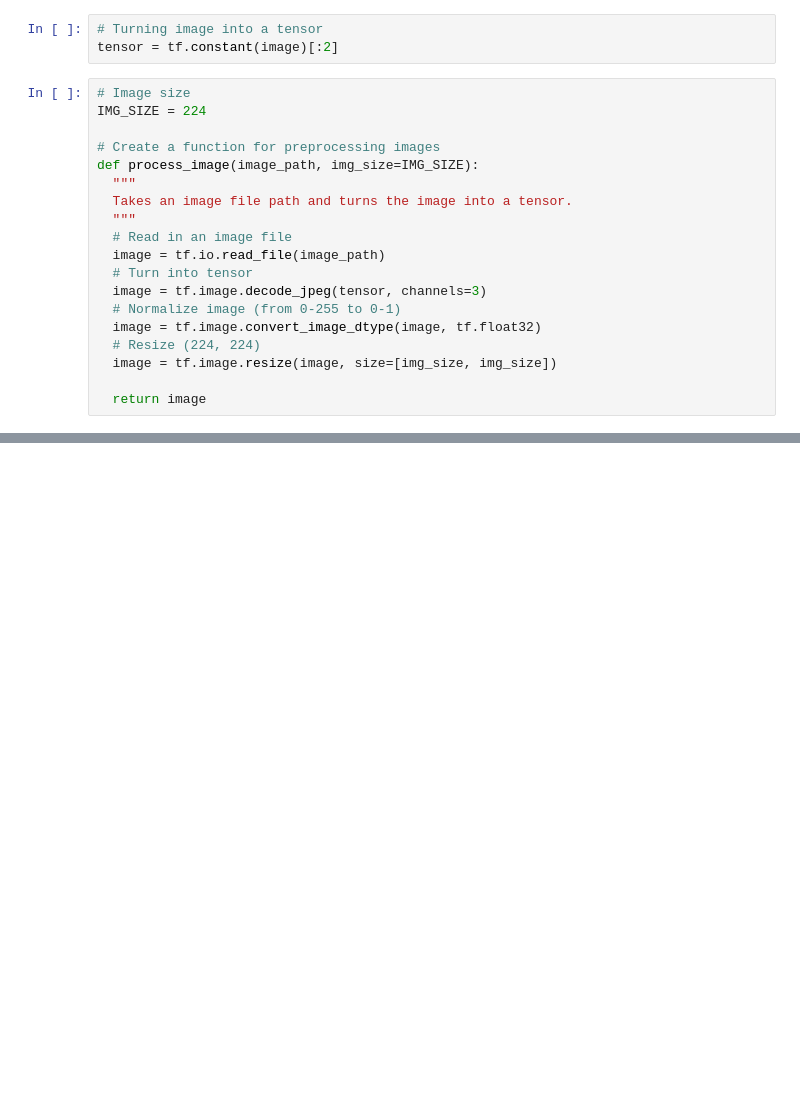
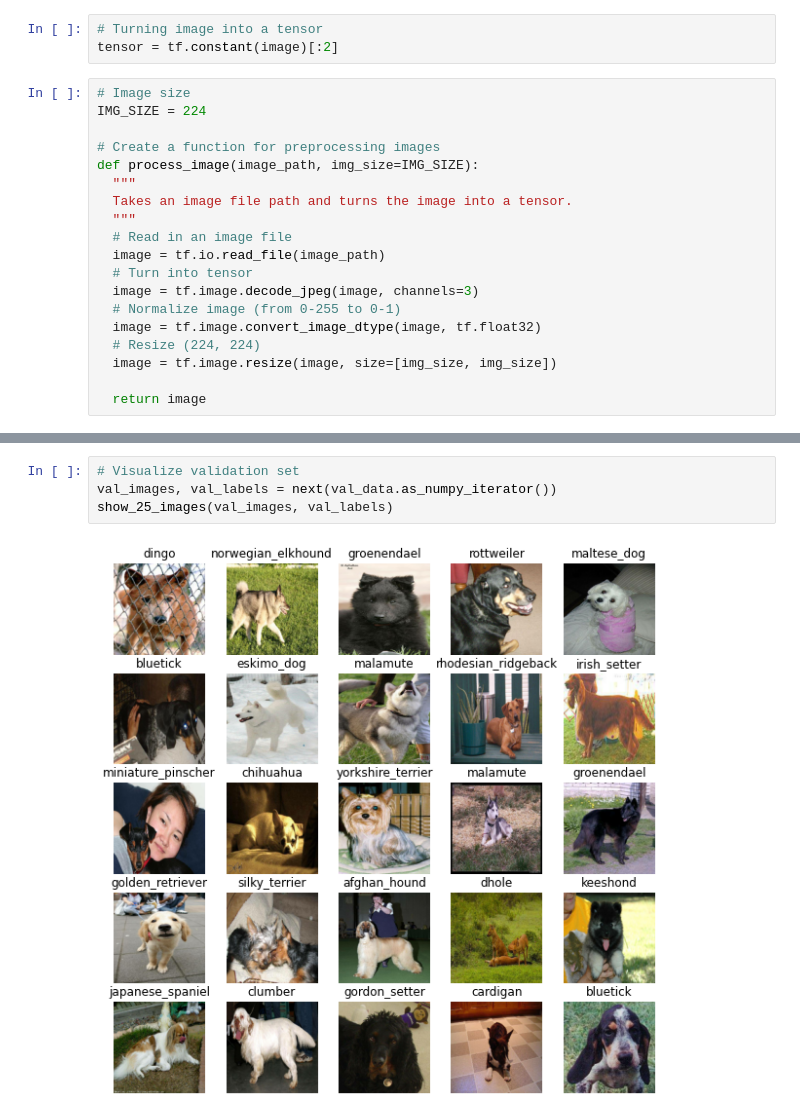
Before and after one commit to Krykiet/tensorflow-dog-breed-classification, a Jupyter notebook: dog_visual_identification.ipynb, the cells around one changed output, grey strips where cells are left out. Drawn from its saved outputs; the diff is of its cells as text; blank space fills up the shorter version.

```diff
--- a/dog_visual_identification.ipynb
+++ b/dog_visual_identification.ipynb
@@ -263,7 +263,7 @@ def process_image(image_path, img_size=IMG_SIZE):
   # Read in an image file
   image = tf.io.read_file(image_path)
   # Turn into tensor
-  image = tf.image.decode_jpeg(tensor, channels=3)
+  image = tf.image.decode_jpeg(image, channels=3)
   # Normalize image (from 0-255 to 0-1)
   image = tf.image.convert_image_dtype(image, tf.float32)
   # Resize (224, 224)
@@ -272,0 +376,6 @@ def process_image(image_path, img_size=IMG_SIZE):
+# %%
+# Visualize validation set
+val_images, val_labels = next(val_data.as_numpy_iterator())
+show_25_images(val_images, val_labels)
+# %% [output]
+[figure, added]
```
Also changed, not shown: parts of 22 cells of this notebook.
